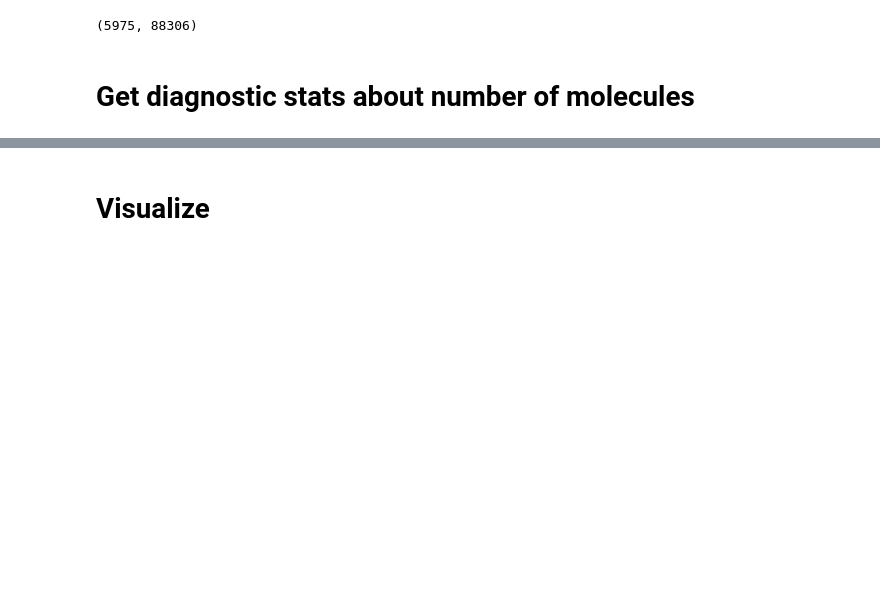
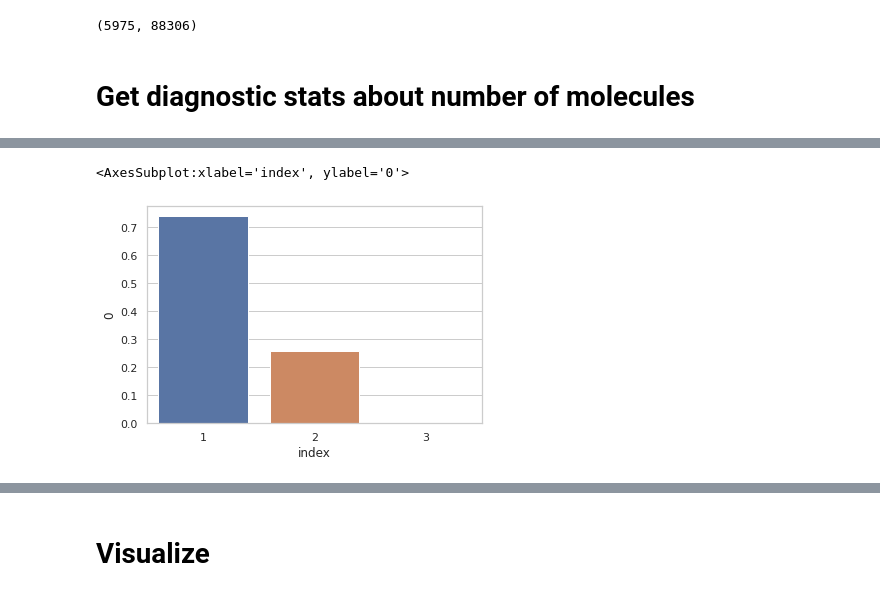
Before and after one commit to octavdragoi/tum-thesis, a Jupyter notebook: ntbk/dataset-analysis.ipynb, the cells around one changed output, grey strips where cells are left out. Cells and saved outputs as stored; diff of their text form; code cells hidden in the pictures; blank space fills up the shorter version.

```diff
--- a/ntbk/dataset-analysis.ipynb
+++ b/ntbk/dataset-analysis.ipynb
@@ -59,0 +105,8 @@ plt.savefig(path + "ratio_hist.png")
+# %%
+bonds = [x.bond_type for y in mol_graphs for x in y.mols[1].bonds]
+bond_counts = pd.Series(bonds).value_counts().reset_index()
+bond_counts[0] = bond_counts[0]/bond_counts[0].sum()
+sns.barplot(y = 0, x = "index", data = bond_counts)
+# %% [output]
+<AxesSubplot:xlabel='index', ylabel='0'>
+[figure, added]
```
Also changed, not shown: parts of 16 cells of this notebook, 9 other files.
